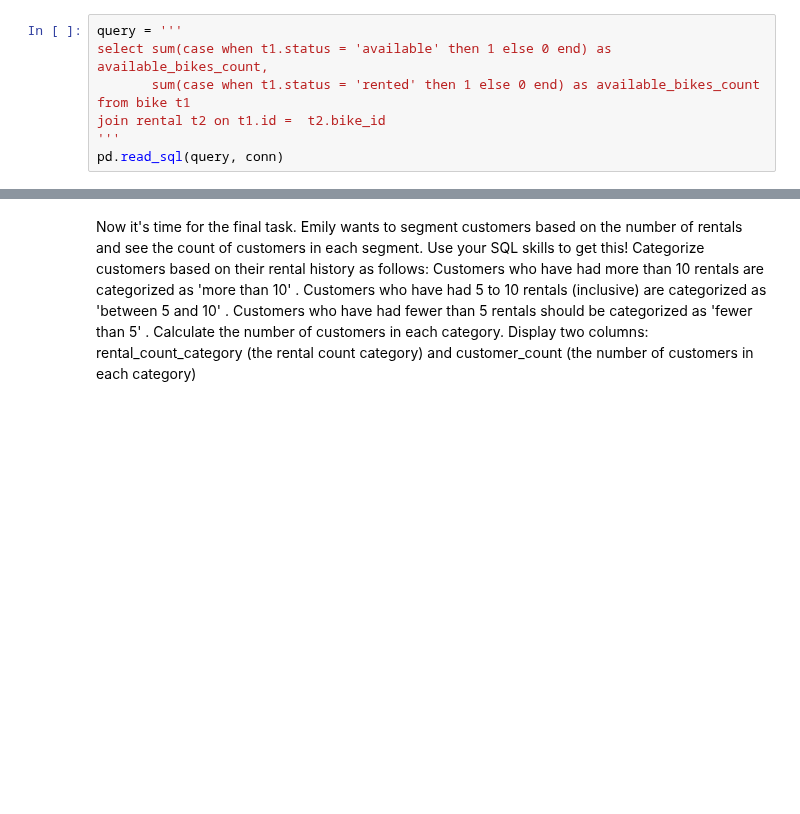
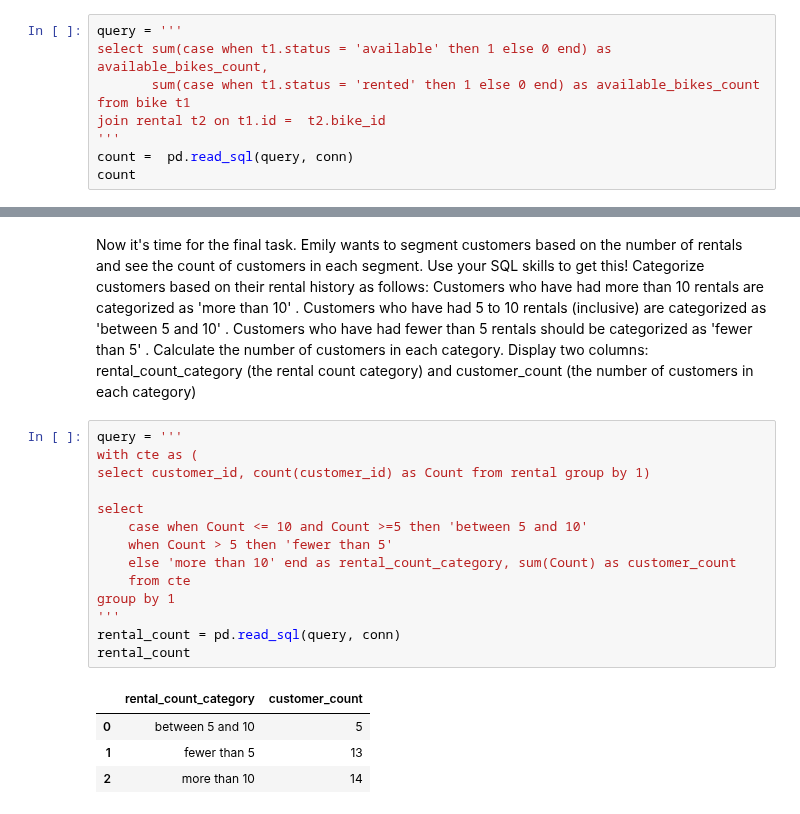
Before and after one commit to dakshbhatnagar/projects, a Jupyter notebook: Bike_Rental/sql.ipynb, the cells around one changed output, grey strips where cells are left out. Drawn from its saved outputs; the diff is of its cells as text; blank space fills up the shorter version.

Commit message:
Make Changes in Bike_Rental Folder

```diff
--- a/Bike_Rental/sql.ipynb
+++ b/Bike_Rental/sql.ipynb
@@ -108,7 +198,8 @@ select sum(case when t1.status = 'available' then 1 else 0 end) as available_bik
        sum(case when t1.status = 'rented' then 1 else 0 end) as available_bikes_count  from bike t1
 join rental t2 on t1.id =  t2.bike_id
 '''
-pd.read_sql(query, conn)
+count =  pd.read_sql(query, conn)
+count
 # %% [output]
 |  | available_bikes_count | available_bikes_count |
 | 0 | 22 | 7 |
@@ -242,3 +417,22 @@ Customers who have had fewer than 5 rentals should be categorized as
 Calculate the number of customers in each category. Display two columns:
 rental_count_category  (the rental count category) and  customer_count  (the
 number of customers in each category)
+# %%
+query = '''
+with cte as (
+select customer_id, count(customer_id) as Count from rental group by 1)
+
+select
+    case when Count <= 10 and Count >=5 then 'between 5 and 10'
+    when Count > 5 then 'fewer than 5'
+    else 'more than 10' end as rental_count_category, sum(Count) as customer_count
+    from cte
+group by 1
+'''
+rental_count = pd.read_sql(query, conn)
+rental_count
+# %% [output]
+|  | rental_count_category | customer_count |
+| 0 | between 5 and 10 | 5 |
+| 1 | fewer than 5 | 13 |
+| 2 | more than 10 | 14 |
```
Also changed, not shown: parts of 9 cells of this notebook, 2 other files.
